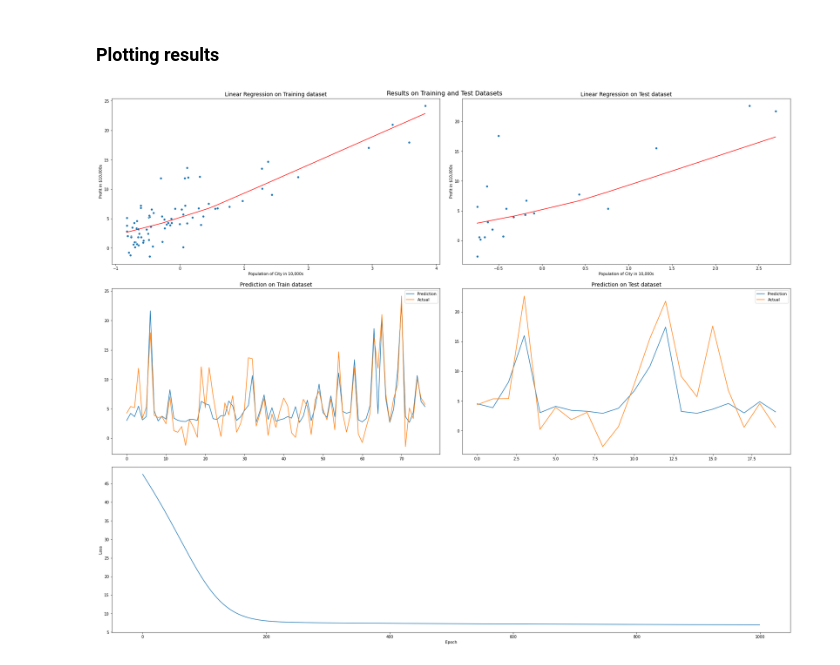
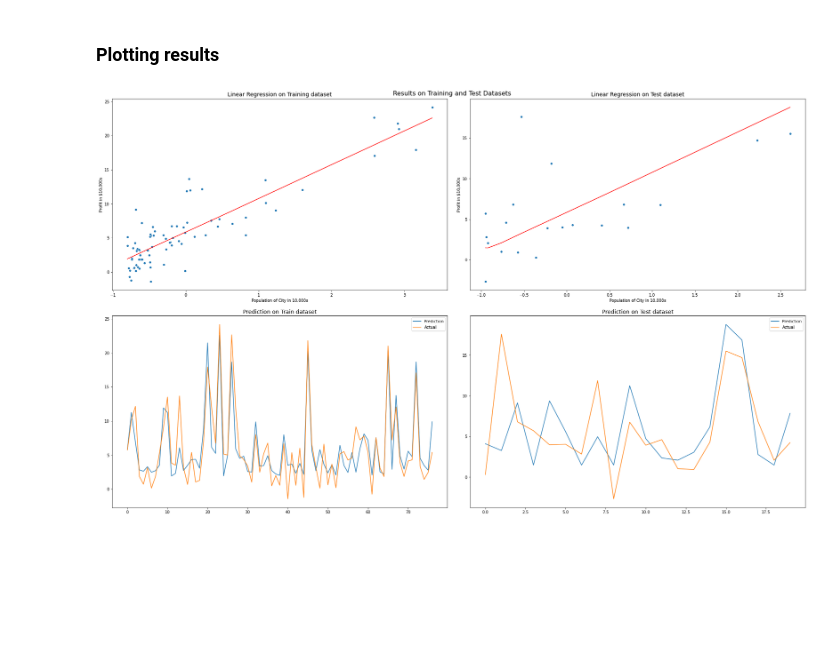
Before and after one commit to jonmunm/nbs, a Jupyter notebook: Machine Learning (Coursera)/Linear Regression/(Pytorch NN with DL) Linear Regression I.ipynb, the cells around one changed output. Drawn from its saved outputs; the diff is of its cells as text; code cells hidden in the pictures; blank space fills up the shorter version.

```diff
--- a/Machine Learning (Coursera)/Linear Regression/(Pytorch NN with DL) Linear Regression I.ipynb
+++ b/Machine Learning (Coursera)/Linear Regression/(Pytorch NN with DL) Linear Regression I.ipynb
@@ -102,0 +91,2 @@ for i in tqdm(range(epochs)):
+# %%
+losses = model.fit(train_dl=train_dl, epochs=1000, loss_fn=mseloss_fn, opt=optimizer)
@@ -113 +104,5 @@ with torch.no_grad():
+# %%
+y_train_pred = model.predict(train_dl).numpy().squeeze()
+# %%
+y_test_pred = model.predict(test_dl).numpy().squeeze()
 # %%
@@ -124,47 +118,38 @@ Score in training: 0.5903912819080355
 # %%
-y_train_pred = y_train_pred.detach().numpy().squeeze()
-y_test_pred = y_test_pred.detach().numpy().squeeze()
-
 x_train, y_train = train_ds.reverse_transform()
 x_test, y_test = test_ds.reverse_transform()
 # %% [markdown]
 ### Plotting results
 # %%
-#fig, ((ax1, ax2), (ax3, ax4)) = plt.subplots(3, 2, figsize=(25, 15))
-fig = plt.figure(constrained_layout=True, figsize=(25, 20))
-spec = gridspec.GridSpec(ncols=2, nrows=3, figure=fig)
+fig = plt.figure(constrained_layout=True, figsize=(25, 15))
+spec = gridspec.GridSpec(ncols=2, nrows=2, figure=fig)
 ax1 = fig.add_subplot(spec[0, 0])
 ax2 = fig.add_subplot(spec[0, 1])
 ax3 = fig.add_subplot(spec[1, 0])
 ax4 = fig.add_subplot(spec[1, 1])
-ax5 = fig.add_subplot(spec[2, :])
 
 fig.suptitle('Results on Training and Test Datasets', fontsize=16, y=1)
 
 ax1.set_title('Linear Regression on Training dataset', fontsize=14)
 sns.scatterplot(x=x_train, y=y_train, ax=ax1)
 ax1.set_xlabel('Population of City in 10,000s')
 ax1.set_ylabel('Profit in $10,000s')
 sns.lineplot(x_train, y_train_pred, color='red', ax=ax1)
 
 ax2.set_title('Linear Regression on Test dataset', fontsize=14)
 sns.scatterplot(x=x_test, y=y_test, ax=ax2)
 ax2.set_xlabel('Population of City in 10,000s')
 ax2.set_ylabel('Profit in $10,000s')
 sns.lineplot(x_test, y_test_pred, color='red', ax=ax2)
 
 sns.lineplot(y=y_train_pred, x=range(len(y_train_pred)), ax=ax3, label='Prediction')
 sns.lineplot(y=y_train, x=range(len(y_train)), ax=ax3, label='Actual')
 ax3.set_title('Prediction on Train dataset', fontsize=14)
 
 sns.lineplot(y=y_test_pred, x=range(len(y_test_pred)), ax=ax4, label='Prediction')
 sns.lineplot(y=y_test, x=range(len(y_test)), ax=ax4, label='Actual')
 ax4.set_title('Prediction on Test dataset', fontsize=14)
 
-sns.lineplot(y=losses, x=range(len(losses)), ax=ax5)
-ax5.set_xlabel('Epoch')
-ax5.set_ylabel('Loss')
-
 plt.show()
 # %% [output]
-[figure, old version]
+[figure, new version]
```
Also changed, not shown: parts of 9 cells of this notebook, 2 other files.
